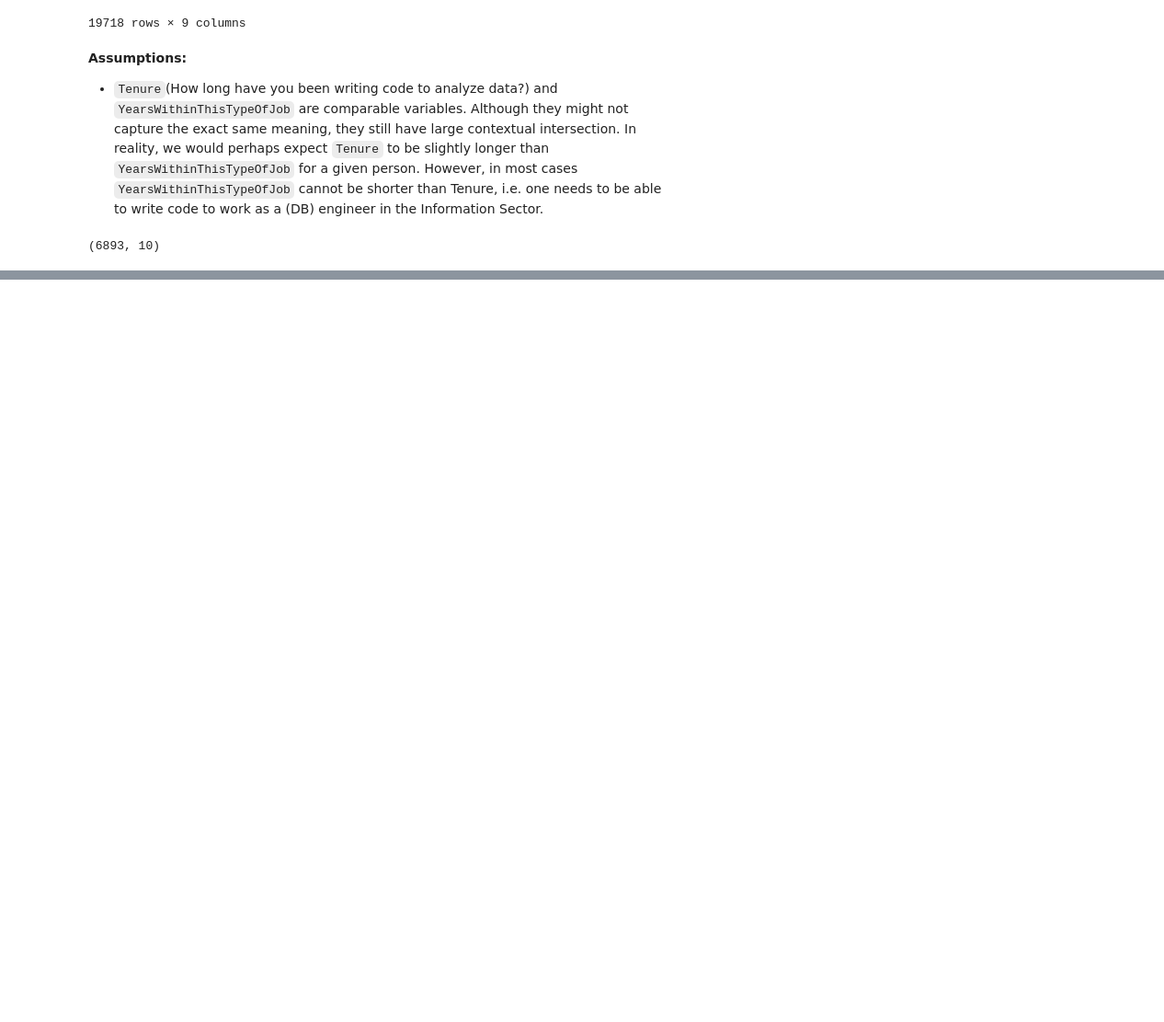
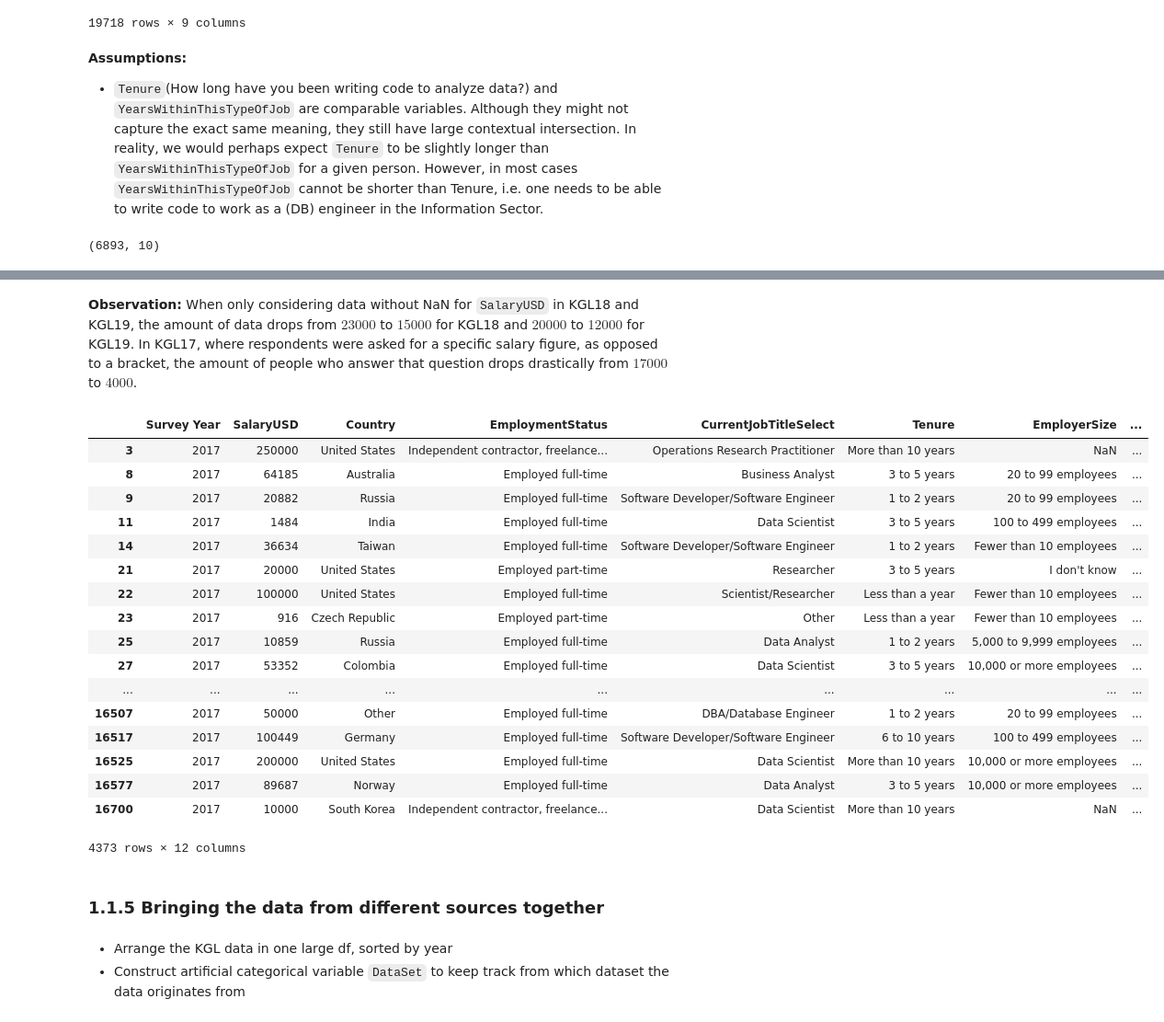
Before and after one commit to hendrikbaacke/Data-Madness, a Jupyter notebook: Income_and_Living_Prices__Data_Madness.ipynb, the cells around one changed output, grey strips where cells are left out. Shown: that part at 92% size. Drawn from its saved outputs; the diff is of its cells as text; code cells hidden in the pictures; blank space fills up the shorter version.

```diff
--- a/Income_and_Living_Prices__Data_Madness.ipynb
+++ b/Income_and_Living_Prices__Data_Madness.ipynb
@@ -343,11 +322,6 @@ df_KGL17_da.loc[:,'CompensationAmount']=df_KGL17_da.loc[:,'CompensationAmount'].
 
 Conv_rates = pd.read_csv('conversionRates17.csv')
 Conv_rates.drop('Unnamed: 0',axis=1,inplace=True)
-
-salary = df_KGL17_da[['CompensationAmount','CompensationCurrency','GenderSelect','Country','CurrentJobTitleSelect']]
-
-salary = salary.merge(Conv_rates,left_on='CompensationCurrency',right_on='originCountry',how='left')
-salary['Salary']=pd.to_numeric(salary['CompensationAmount'])*salary['exchangeRate']
+#run only once!
+df_KGL17_da = df_KGL17_da.merge(Conv_rates,left_on='CompensationCurrency',right_on='originCountry',how='left')
+df_KGL17_da['Salary'] = pd.to_numeric(salary['CompensationAmount'])*salary['exchangeRate']
-# %%
-df_KGL17_da = df_KGL17_da.merge(Conv_rates,left_on='CompensationCurrency',right_on='originCountry',how='left')
-df_KGL17_da['SalaryUSD'] = pd.to_numeric(salary['CompensationAmount'])*salary['exchangeRate']
@@ -393,0 +330,4 @@ salary
+# %%
+colNew = df_KGL17_da.loc[:,'Salary']
+df_KGL17_da.insert(loc=2, column='SalaryUSD', value=np.round(colNew,0))
+df_KGL17_da = df_KGL17_da.drop(columns=['CompensationAmount','CompensationCurrency','originCountry', 'exchangeRate','Salary'])
@@ -393,0 +420,31 @@ salary
+# %% [markdown]
+**Observation:** When only considering data without NaN for `SalaryUSD` in KGL18 and KGL19, the amount of data drops from $23000$ to $15000$ for KGL18 and $20000$ to $12000$ for KGL19. In KGL17, where respondents were asked for a specific salary figure, as opposed to a bracket, the amount of people who answer that question drops drastically from $17000$ to $4000$.
+# %%
+df_KGL17_Salary = df_KGL17_da[df_KGL17_da.loc[:,'SalaryUSD'].notna()]
+df_KGL17_Salary.shape
+df_KGL17_Salary = df_KGL17_Salary.astype({'SalaryUSD': 'int64'})
+df_KGL17_Salary
+# %% [output]
+|  | Survey Year | SalaryUSD | Country | EmploymentStatus | CurrentJobTitleSelect | Tenure | EmployerSize | ... |
+| 3 | 2017 | 250000 | United States | Independent contractor, freelance... | Operations Research Practitioner | More than 10 years | NaN | ... |
+| 8 | 2017 | 64185 | Australia | Employed full-time | Business Analyst | 3 to 5 years | 20 to 99 employees | ... |
+| 9 | 2017 | 20882 | Russia | Employed full-time | Software Developer/Software Engineer | 1 to 2 years | 20 to 99 employees | ... |
+| 11 | 2017 | 1484 | India | Employed full-time | Data Scientist | 3 to 5 years | 100 to 499 employees | ... |
+| 14 | 2017 | 36634 | Taiwan | Employed full-time | Software Developer/Software Engineer | 1 to 2 years | Fewer than 10 employees | ... |
+| 21 | 2017 | 20000 | United States | Employed part-time | Researcher | 3 to 5 years | I don't know | ... |
+| 22 | 2017 | 100000 | United States | Employed full-time | Scientist/Researcher | Less than a year | Fewer than 10 employees | ... |
+| 23 | 2017 | 916 | Czech Republic | Employed part-time | Other | Less than a year | Fewer than 10 employees | ... |
+| 25 | 2017 | 10859 | Russia | Employed full-time | Data Analyst | 1 to 2 years | 5,000 to 9,999 employees | ... |
+| 27 | 2017 | 53352 | Colombia | Employed full-time | Data Scientist | 3 to 5 years | 10,000 or more employees | ... |
+| ... | ... | ... | ... | ... | ... | ... | ... | ... |
+| 16507 | 2017 | 50000 | Other | Employed full-time | DBA/Database Engineer | 1 to 2 years | 20 to 99 employees | ... |
+| 16517 | 2017 | 100449 | Germany | Employed full-time | Software Developer/Software Engineer | 6 to 10 years | 100 to 499 employees | ... |
+| 16525 | 2017 | 200000 | United States | Employed full-time | Data Scientist | More than 10 years | 10,000 or more employees | ... |
+| 16577 | 2017 | 89687 | Norway | Employed full-time | Data Analyst | 3 to 5 years | 10,000 or more employees | ... |
+| 16700 | 2017 | 10000 | South Korea | Independent contractor, freelance... | Data Scientist | More than 10 years | NaN | ... |
+4373 rows × 12 columns
+# %% [markdown]
+### 1.1.5 Bringing the data from different sources together
+# %% [markdown]
++ Arrange the KGL data in one large df, sorted by year
++ Construct artificial categorical variable `DataSet` to keep track from which dataset the data originates from
```
Also changed, not shown: parts of 20 cells of this notebook, 1 other file.
